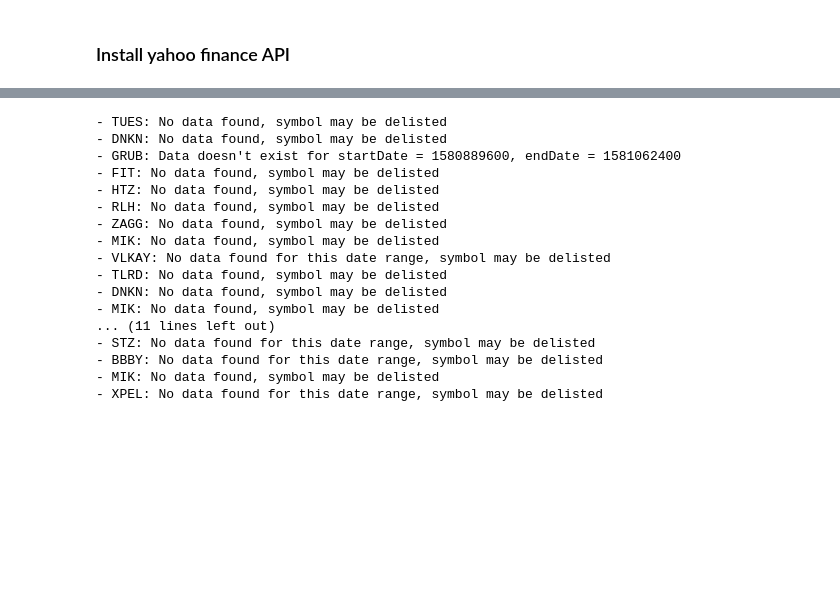
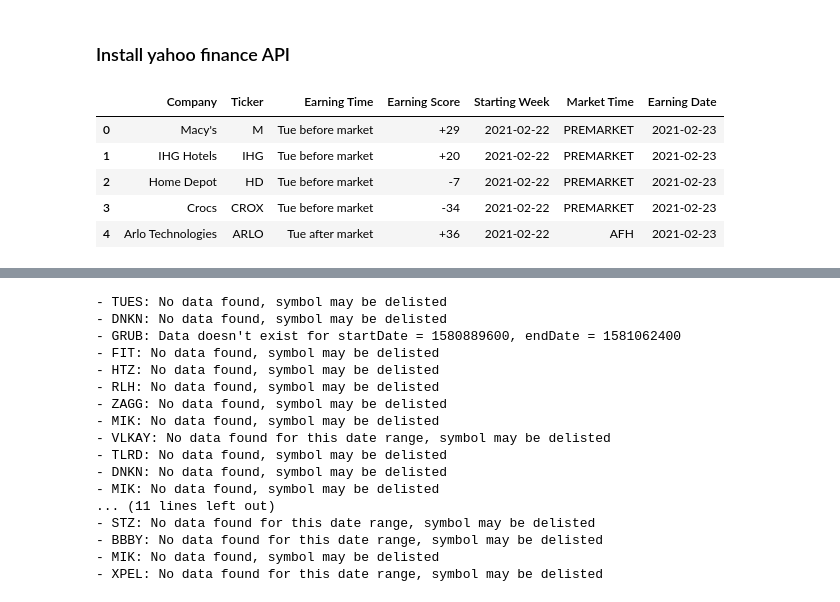
Before and after one commit to chutianwen/likefolioParser, a Jupyter notebook: Likefolio_parser.ipynb, the cells around one changed output, grey strips where cells are left out. Drawn from its saved outputs; the diff is of its cells as text; code cells hidden in the pictures; blank space fills up the shorter version.

```diff
--- a/Likefolio_parser.ipynb
+++ b/Likefolio_parser.ipynb
@@ -223,17 +231,16 @@ import datetime
 from dateutil import parser
 
 def er_date(starting_week_col, weekday_col):
-    try:
-        week_dt = parser.parse(starting_week_col)
-        weekday = weekday_col.split(' ')[0]
-        offset_map = {
-            'Mon': 0,
-            'Tue': 1,
-            'Wed': 2,
-            'Thu': 3,
-            'Fri': 4
-        }
-        er_dt = week_dt + datetime.timedelta(offset_map[weekday])
-        return str(er_dt).split(' ')[0]
-    except:
-        return ''
+    weekday = weekday_col.split(' ')[0]
+    offset_map = {
+        'Mon': 0,
+        'Tue': 1,
+        'Wed': 2,
+        'Thu': 3,
+        'Fri': 4
+    }
+    if weekday in offset_map:
+        er_dt = starting_week_col + datetime.timedelta(offset_map[weekday])
+        return er_dt
+    else:
+        return None
@@ -248,13 +257,12 @@ PREMARKET = 'PREMARKET'
 AFH = 'AFH'
 
 def market_time(earning_time_col):
-    if earning_time_col:
-        if 'before' in earning_time_col:
-            return PREMARKET
-        if 'after' in earning_time_col:
-            return AFH
+    if 'before' in str(earning_time_col):
+        return PREMARKET
+    if 'after' in str(earning_time_col):
+        return AFH
     else:
-        return ''
+        return None
 # %%
 final_df['Market Time'] = final_df.apply(lambda x: market_time(x['Earning Time']), axis=1)
 # %%
@@ -300,3 +307,12 @@ def get_quotes(row):
             pass
 
     return row
+# %%
+final_df.iloc[:5]
+# %% [output]
+|  | Company | Ticker | Earning Time | Earning Score | Starting Week | Market Time | Earning Date |
+| 0 | Macy's | M | Tue before market | +29 | 2021-02-22 | PREMARKET | 2021-02-23 |
+| 1 | IHG Hotels | IHG | Tue before market | +20 | 2021-02-22 | PREMARKET | 2021-02-23 |
+| 2 | Home Depot | HD | Tue before market | -7 | 2021-02-22 | PREMARKET | 2021-02-23 |
+| 3 | Crocs | CROX | Tue before market | -34 | 2021-02-22 | PREMARKET | 2021-02-23 |
+| 4 | Arlo Technologies | ARLO | Tue after market | +36 | 2021-02-22 | AFH | 2021-02-23 |
```
Also changed, not shown: parts of 12 cells of this notebook.
